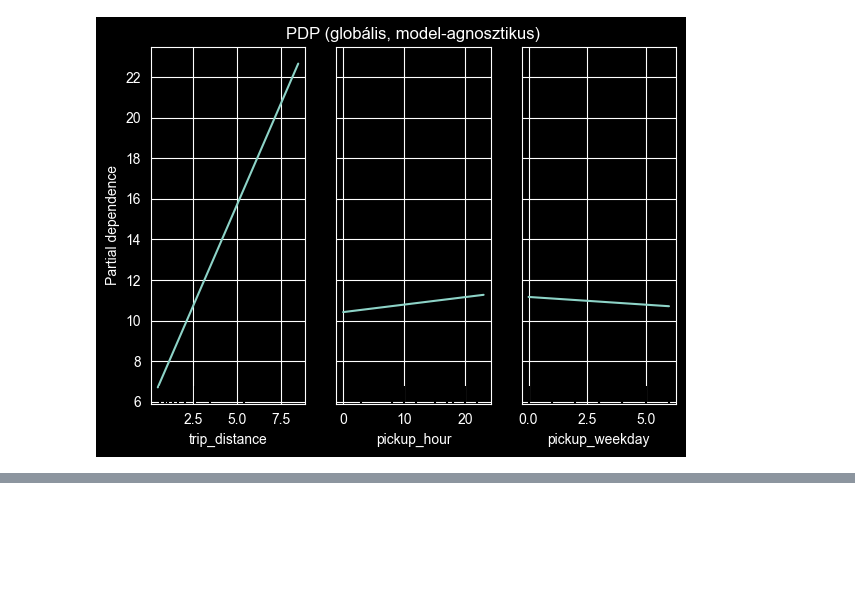
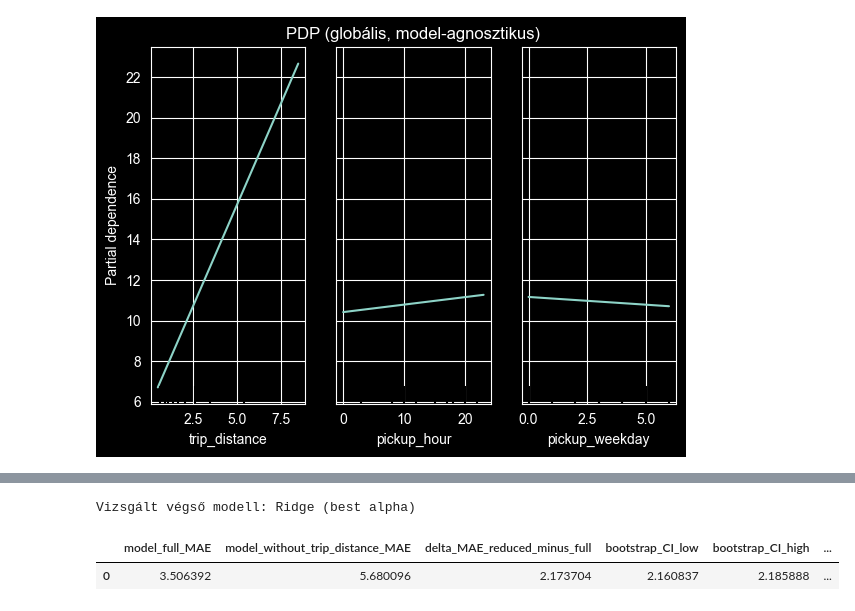
Before and after one commit to szflori/interpretable-ml-taxi, a Jupyter notebook: yellow_taxi_linear_regression_eta.ipynb, the cells around one changed output, grey strips where cells are left out. Drawn from its saved outputs; the diff is of its cells as text; code cells hidden in the pictures; blank space fills up the shorter version.

```diff
--- a/yellow_taxi_linear_regression_eta.ipynb
+++ b/yellow_taxi_linear_regression_eta.ipynb
@@ -526,0 +539,77 @@ Vizsgált változók: ['trip_distance', 'pickup_hour', 'pickup_weekday']
+# %%
+from sklearn.base import clone
+
+rng = np.random.default_rng(42)
+practical_threshold = 0.02  # perc
+n_boot = 1000
+n_perm = 5000
+
+def bootstrap_ci_mean(values, n_bootstrap=1000, alpha=0.05, rng=None):
+    if rng is None:
+        rng = np.random.default_rng(42)
+    values = np.asarray(values, dtype=float)
+    n = len(values)
+    means = np.empty(n_bootstrap, dtype=float)
+    for i in range(n_bootstrap):
+        idx = rng.integers(0, n, size=n)
+        means[i] = values[idx].mean()
+    lo = float(np.quantile(means, alpha / 2))
+    hi = float(np.quantile(means, 1 - alpha / 2))
+    return lo, hi
+
+def one_sided_permutation_pvalue(values, n_perm=5000, rng=None):
+    if rng is None:
+        rng = np.random.default_rng(42)
+    values = np.asarray(values, dtype=float)
+    observed = values.mean()
+    signs = rng.choice([-1.0, 1.0], size=(n_perm, len(values)))
+    perm_means = (signs * values).mean(axis=1)
+    p = (np.sum(perm_means >= observed) + 1) / (n_perm + 1)
+    return float(p)
+
+# Teljes modell (a kiválasztott modellt train_full adaton újratanítva használjuk)
+pred_full = selected_model.predict(X_test)
+abs_err_full = np.abs(y_test.values - pred_full)
+mae_full = float(abs_err_full.mean())
+
+# Trip_distance nélküli modell ugyanazon split mellett
+features_wo_distance = [c for c in feature_cols if c != 'trip_distance']
+reduced_model = clone(selected_model)
+reduced_model.fit(X_train_full[features_wo_distance], y_train_full)
+pred_reduced = reduced_model.predict(X_test[features_wo_distance])
+abs_err_reduced = np.abs(y_test.values - pred_reduced)
+mae_reduced = float(abs_err_reduced.mean())
+
+# Pozitív delta azt jelenti, hogy a reduced modell rosszabb
+delta_errors = abs_err_reduced - abs_err_full
+delta_mae = float(delta_errors.mean())
+ci_low, ci_high = bootstrap_ci_mean(delta_errors, n_bootstrap=n_boot, rng=rng)
+p_value = one_sided_permutation_pvalue(delta_errors, n_perm=n_perm, rng=rng)
+
+ci_excludes_zero = ci_low > 0
+significant = p_value < 0.05
+practically_relevant = delta_mae > practical_threshold
+h1_accepted = ci_excludes_zero and significant and practically_relevant
+
+h1_result_df = pd.DataFrame([
+    {
+        'model_full_MAE': mae_full,
+        'model_without_trip_distance_MAE': mae_reduced,
+        'delta_MAE_reduced_minus_full': delta_mae,
+        'bootstrap_CI_low': ci_low,
+        'bootstrap_CI_high': ci_high,
+        'perm_p_value_one_sided': p_value,
+        'threshold_minutes': practical_threshold,
+        'CI_excludes_zero': ci_excludes_zero,
+        'p_lt_0.05': significant,
+        'delta_gt_threshold': practically_relevant,
+        'H1_decision': 'ELFOGADVA' if h1_accepted else 'NEM ELFOGADVA',
+    }
+])
+
+print(f'Vizsgált végső modell: {selected_model_name}')
+display(h1_result_df)
+# %% [output]
+Vizsgált végső modell: Ridge (best alpha)
+|  | model_full_MAE | model_without_trip_distance_MAE | delta_MAE_reduced_minus_full | bootstrap_CI_low | bootstrap_CI_high | ... |
+| 0 | 3.506392 | 5.680096 | 2.173704 | 2.160837 | 2.185888 | ... |
```
Also changed, not shown: parts of 9 cells of this notebook.
